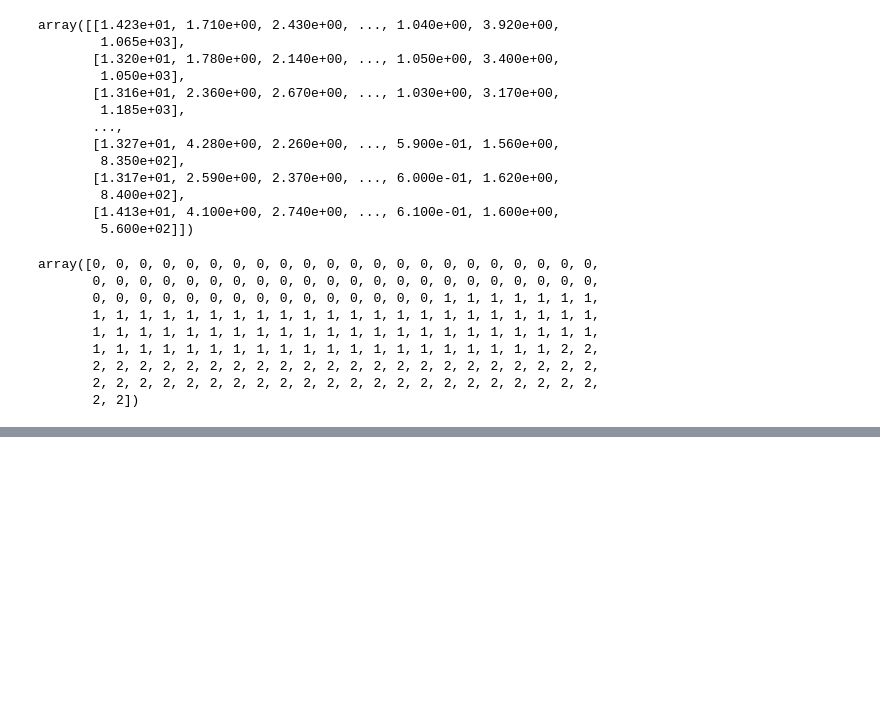
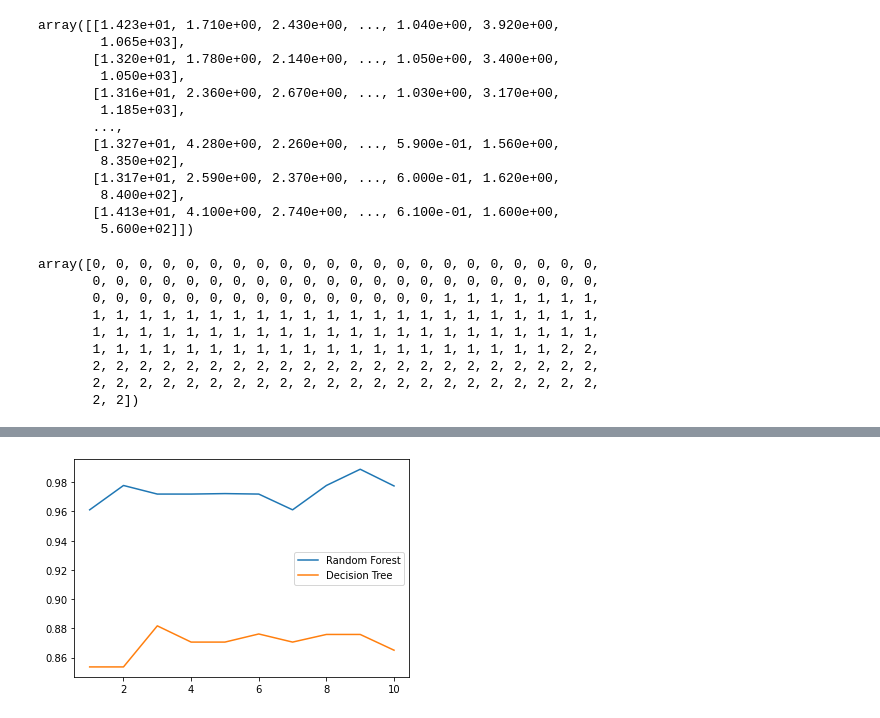
Before and after one commit to HuCui2022/sk_learn, a Jupyter notebook: sk_learn002_RandomForest.ipynb, the cells around one changed output, grey strips where cells are left out. Cells and saved outputs as stored; diff of their text form; code cells hidden in the pictures; blank space fills up the shorter version.

```diff
--- a/sk_learn002_RandomForest.ipynb
+++ b/sk_learn002_RandomForest.ipynb
@@ -141,0 +183,22 @@ Random Forest: 0.9444444444444444
+# %%
+# 以上的结果只是一组交叉验证。
+# 我们如果进行十组交叉验证，每次取平均值。画出相应的图像。
+
+rfc_l = []
+clf_l = []
+
+for i in range(10):
+  rfc = RandomForestClassifier(n_estimators=25)
+  rfc_s = cross_val_score(rfc, wine.data, wine.target, cv=10).mean()   #每次交叉验证的是个分数取平均。
+  rfc_l.append(rfc_s)
+
+  clf = DecisionTreeClassifier()
+  clf_s = cross_val_score(clf, wine.data, wine.target, cv=10).mean()
+  clf_l.append(clf_s)
+
+plt.plot(range(1,11), rfc_l, label='Random Forest')
+plt.plot(range(1,11), clf_l, label='Decision Tree')
+plt.legend()
+plt.show()  #从加过可以看出很明显的稳定性差距。
+# %% [output]
+[figure, added]
```
Also changed, not shown: parts of 54 cells of this notebook.
